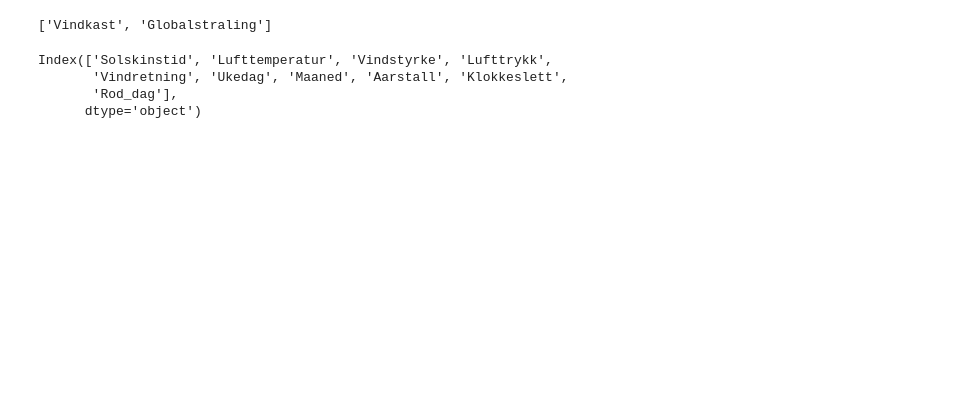
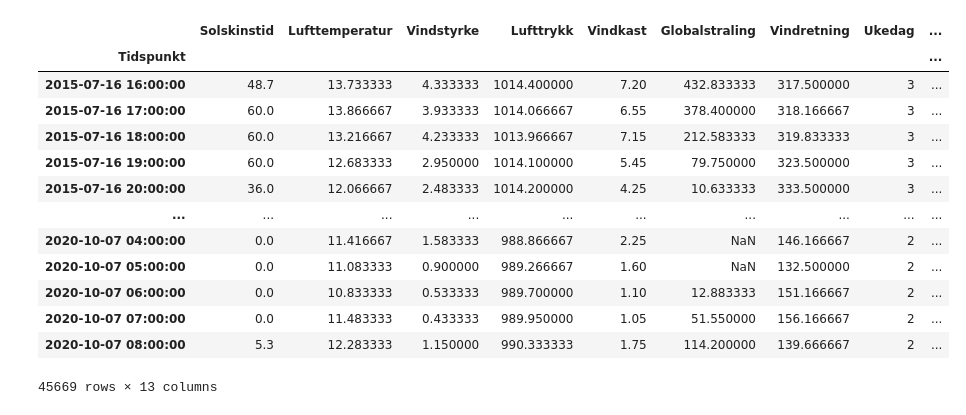
Before and after one commit to auroraingebrigtsen/INF161-project, a Jupyter notebook: temp.ipynb, the cells around one changed output. Cells and saved outputs as stored; diff of their text form; code cells hidden in the pictures; blank space fills up the shorter version.

```diff
--- a/temp.ipynb
+++ b/temp.ipynb
@@ -145,4 +51,0 @@ feature_selector.fit()
-# %%
-feature_selector.features_to_drop
-# %% [output]
-['Vindkast', 'Globalstraling']
@@ -151,7 +52,20 @@ cols, new_X = feature_selector.get_best()
-# %%
-new_X.columns
-# %% [output]
-Index(['Solskinstid', 'Lufttemperatur', 'Vindstyrke', 'Lufttrykk',
-       'Vindretning', 'Ukedag', 'Maaned', 'Aarstall', 'Klokkeslett',
-       'Rod_dag'],
-      dtype='object')
+# %%
+
+# Korrelasjonsmatrise
+train_df = pd.concat([X_train, y_train], axis=1)
+train_df
+# %% [output]
+|  | Solskinstid | Lufttemperatur | Vindstyrke | Lufttrykk | Vindkast | Globalstraling | Vindretning | Ukedag | ... |
+| Tidspunkt |  |  |  |  |  |  |  |  | ... |
+| 2015-07-16 16:00:00 | 48.7 | 13.733333 | 4.333333 | 1014.400000 | 7.20 | 432.833333 | 317.500000 | 3 | ... |
+| 2015-07-16 17:00:00 | 60.0 | 13.866667 | 3.933333 | 1014.066667 | 6.55 | 378.400000 | 318.166667 | 3 | ... |
+| 2015-07-16 18:00:00 | 60.0 | 13.216667 | 4.233333 | 1013.966667 | 7.15 | 212.583333 | 319.833333 | 3 | ... |
+| 2015-07-16 19:00:00 | 60.0 | 12.683333 | 2.950000 | 1014.100000 | 5.45 | 79.750000 | 323.500000 | 3 | ... |
+| 2015-07-16 20:00:00 | 36.0 | 12.066667 | 2.483333 | 1014.200000 | 4.25 | 10.633333 | 333.500000 | 3 | ... |
+| ... | ... | ... | ... | ... | ... | ... | ... | ... | ... |
+| 2020-10-07 04:00:00 | 0.0 | 11.416667 | 1.583333 | 988.866667 | 2.25 | NaN | 146.166667 | 2 | ... |
+| 2020-10-07 05:00:00 | 0.0 | 11.083333 | 0.900000 | 989.266667 | 1.60 | NaN | 132.500000 | 2 | ... |
+| 2020-10-07 06:00:00 | 0.0 | 10.833333 | 0.533333 | 989.700000 | 1.10 | 12.883333 | 151.166667 | 2 | ... |
+| 2020-10-07 07:00:00 | 0.0 | 11.483333 | 0.433333 | 989.950000 | 1.05 | 51.550000 | 156.166667 | 2 | ... |
+| 2020-10-07 08:00:00 | 5.3 | 12.283333 | 1.150000 | 990.333333 | 1.75 | 114.200000 | 139.666667 | 2 | ... |
+45669 rows × 13 columns
```
Also changed, not shown: parts of 23 cells of this notebook, 5 other files.
